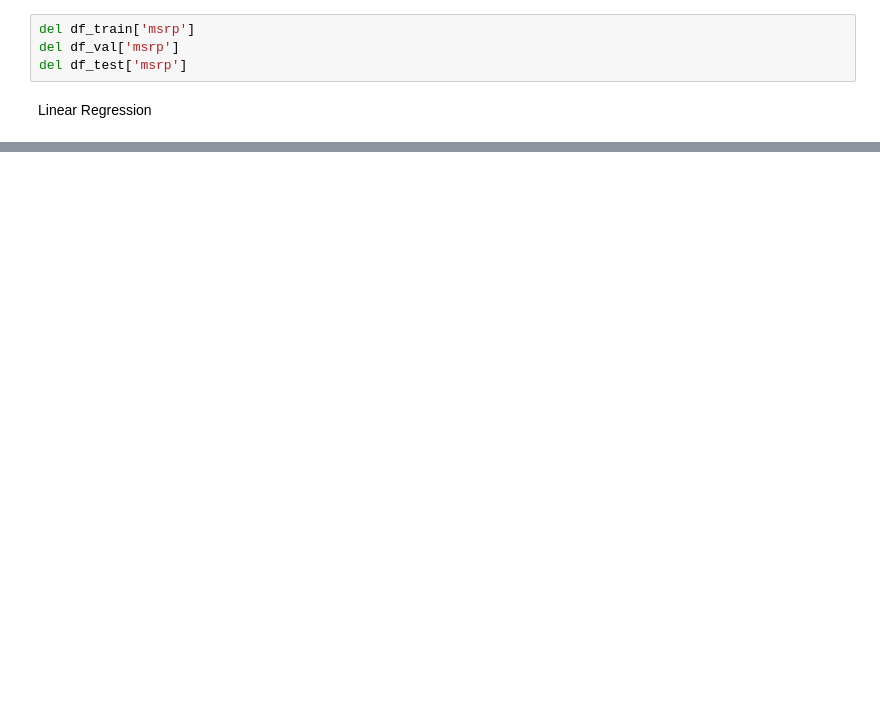
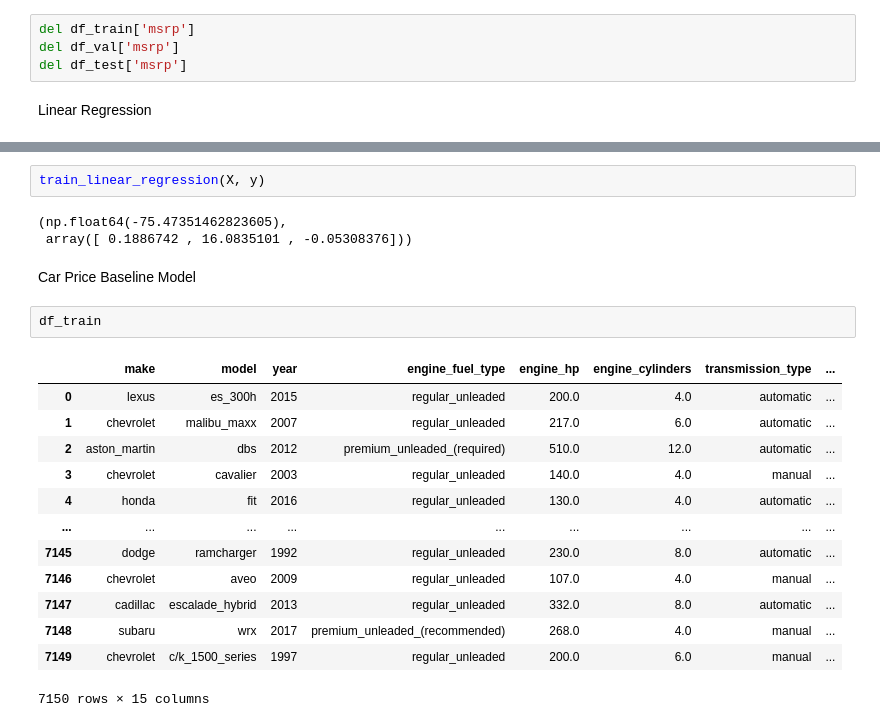
Before and after one commit to RaunakPrasad/MachineLearningZoomcamp, a Jupyter notebook: 02_Regression/01_regression_notes.ipynb, the cells around one changed output, grey strips where cells are left out. Saved outputs shown, nothing was run; the diff lists cells and outputs as text; blank space fills up the shorter version.

Commit message:
Done till feature engineering

```diff
--- a/02_Regression/01_regression_notes.ipynb
+++ b/02_Regression/01_regression_notes.ipynb
@@ -384,0 +551,23 @@ Linear Regression
+# %%
+train_linear_regression(X, y)
+# %% [output]
+(np.float64(-75.47351462823605),
+ array([ 0.1886742 , 16.0835101 , -0.05308376]))
+# %% [markdown]
+Car Price Baseline Model
+# %%
+df_train
+# %% [output]
+|  | make | model | year | engine_fuel_type | engine_hp | engine_cylinders | transmission_type | ... |
+| 0 | lexus | es_300h | 2015 | regular_unleaded | 200.0 | 4.0 | automatic | ... |
+| 1 | chevrolet | malibu_maxx | 2007 | regular_unleaded | 217.0 | 6.0 | automatic | ... |
+| 2 | aston_martin | dbs | 2012 | premium_unleaded_(required) | 510.0 | 12.0 | automatic | ... |
+| 3 | chevrolet | cavalier | 2003 | regular_unleaded | 140.0 | 4.0 | manual | ... |
+| 4 | honda | fit | 2016 | regular_unleaded | 130.0 | 4.0 | automatic | ... |
+| ... | ... | ... | ... | ... | ... | ... | ... | ... |
+| 7145 | dodge | ramcharger | 1992 | regular_unleaded | 230.0 | 8.0 | automatic | ... |
+| 7146 | chevrolet | aveo | 2009 | regular_unleaded | 107.0 | 4.0 | manual | ... |
+| 7147 | cadillac | escalade_hybrid | 2013 | regular_unleaded | 332.0 | 8.0 | automatic | ... |
+| 7148 | subaru | wrx | 2017 | premium_unleaded_(recommended) | 268.0 | 4.0 | manual | ... |
+| 7149 | chevrolet | c/k_1500_series | 1997 | regular_unleaded | 200.0 | 6.0 | manual | ... |
+7150 rows × 15 columns
```
Also changed, not shown: parts of 67 cells of this notebook.
